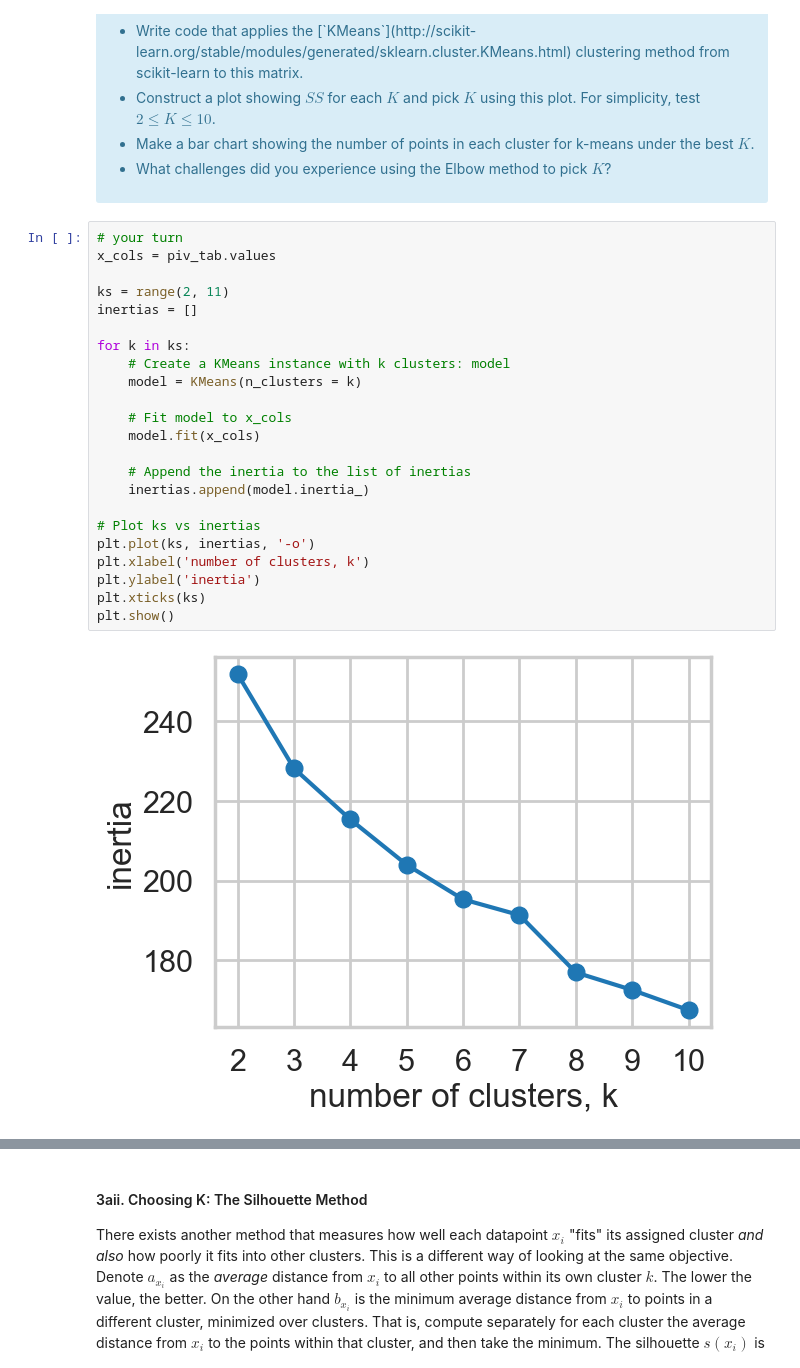
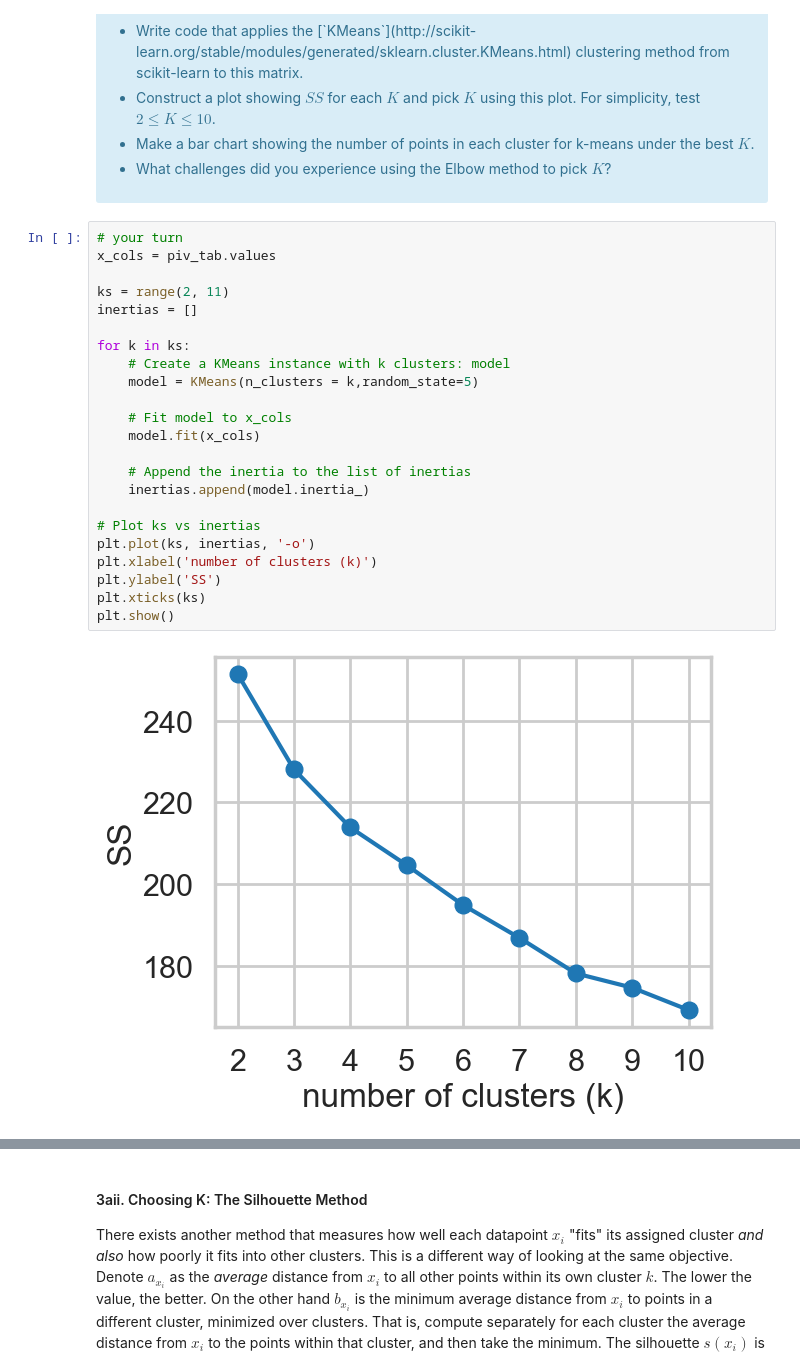
Before and after one commit to nhongphuc/Springboard, a Jupyter notebook: 1602764303_Clustering_Case_Study_updated_10_15_2020/Clustering Case Study - Customer Segmentation with K-Means - Tier 3.ipynb, the cells around one changed output, grey strips where cells are left out. Saved outputs shown, nothing was run; the diff lists cells and outputs as text.

```diff
--- a/1602764303_Clustering_Case_Study_updated_10_15_2020/Clustering Case Study - Customer Segmentation with K-Means - Tier 3.ipynb
+++ b/1602764303_Clustering_Case_Study_updated_10_15_2020/Clustering Case Study - Customer Segmentation with K-Means - Tier 3.ipynb
@@ -142,26 +144,26 @@ where $x_i$ is a point, $C_k$ represents cluster $k$ and $\mu_k$ is the centroid
 # %%
 # your turn
 x_cols = piv_tab.values
 
 ks = range(2, 11)
 inertias = []
 
 for k in ks:
     # Create a KMeans instance with k clusters: model
-    model = KMeans(n_clusters = k)
+    model = KMeans(n_clusters = k,random_state=5)
 
     # Fit model to x_cols
     model.fit(x_cols)
 
     # Append the inertia to the list of inertias
     inertias.append(model.inertia_)
 
 # Plot ks vs inertias
 plt.plot(ks, inertias, '-o')
-plt.xlabel('number of clusters, k')
-plt.ylabel('inertia')
+plt.xlabel('number of clusters (k)')
+plt.ylabel('SS')
 plt.xticks(ks)
 plt.show()
 # %% [output]
-[figure, old version]
+[figure, new version]
 # %%
```
Also changed, not shown: parts of 6 cells of this notebook.
